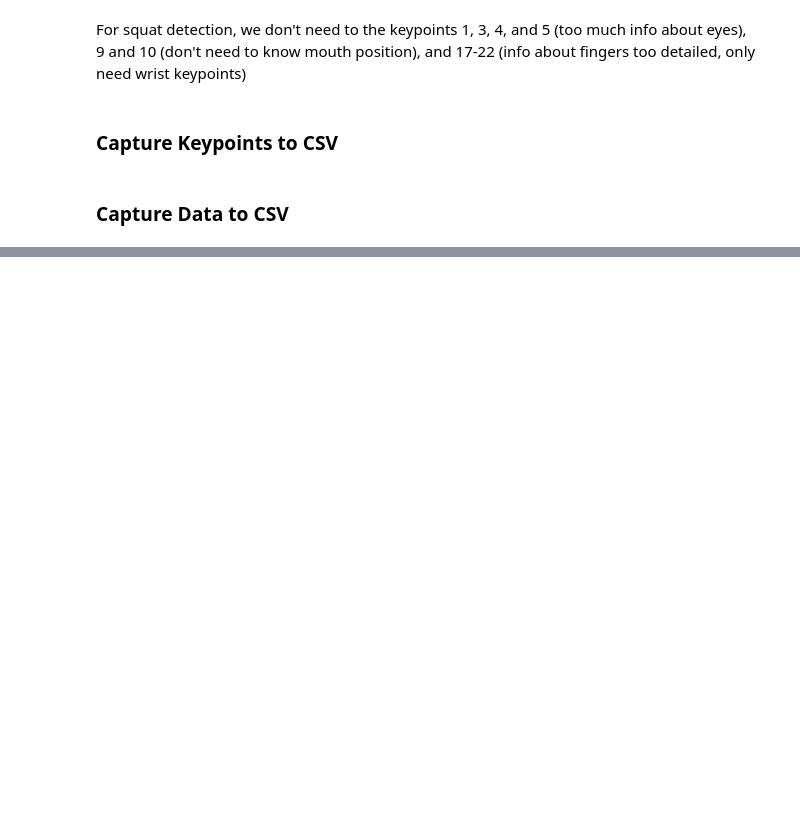
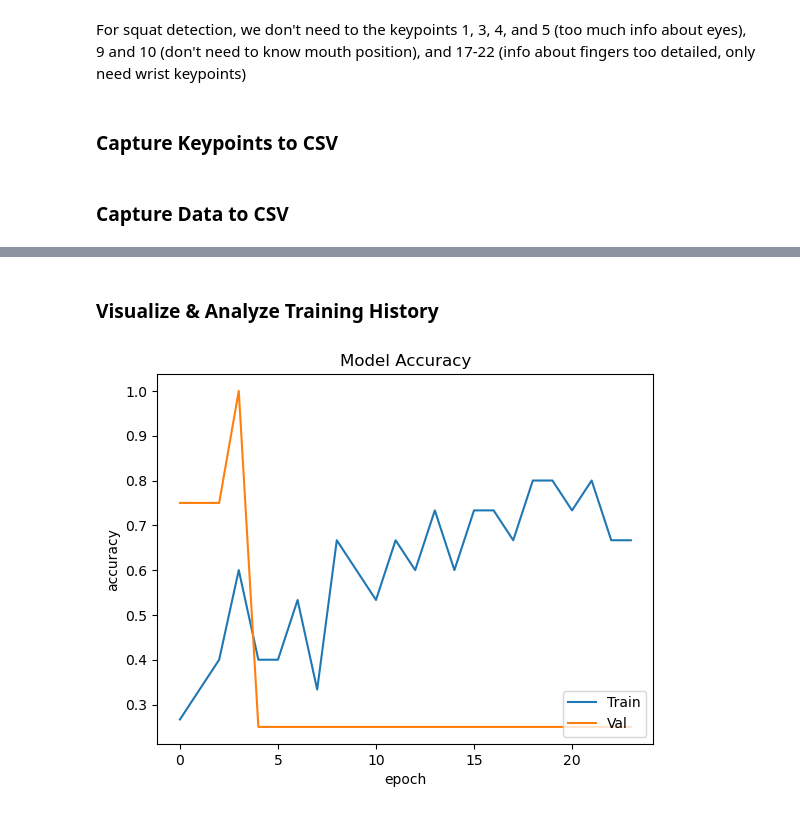
Before and after one commit to alex-lin64/Posey, a Jupyter notebook: data_collection.ipynb, the cells around one changed output, grey strips where cells are left out. Cells and saved outputs as stored; diff of their text form; code cells hidden in the pictures; blank space fills up the shorter version.

Commit message:
training routine

```diff
--- a/data_collection.ipynb
+++ b/data_collection.ipynb
@@ -119,0 +205,4 @@ cv2.destroyAllWindows()
+# %%
+data_filepath = 'data\\train_csv\\squat_data_train.csv'
+
+X_train, y_train, X_val, y_val = split_train_test(data_filepath)
@@ -119,0 +229,30 @@ cv2.destroyAllWindows()
+# %%
+model.compile(
+    optimizer='adam',
+    loss='categorical_crossentropy',
+    metrics=['accuracy']
+)
+
+# checkpoint to store highest validation accuracy
+checkpoint_path = 'model\\weights\\ weights.{epoch:02d}-{val_loss:.2f}.hdf5'
+checkpoint = keras.callbacks.ModelCheckpoint(
+    filepath=checkpoint_path,
+    monitor='val_accuracy',
+    verbose=1,
+    save_best_only=True,
+    mode='max'
+)
+earlystopping = keras.callbacks.EarlyStopping(
+    monitor='val_accuracy',
+    patience=20
+)
+
+# start training
+history = model.fit(
+    x=X_train,
+    y=y_train,
+    epochs=200,
+    batch_size=16,
+    validation_data=(X_val, y_val),
+    callbacks=[checkpoint, earlystopping]
+)
@@ -119,0 +277,13 @@ cv2.destroyAllWindows()
+# %% [markdown]
+### Visualize & Analyze Training History
+# %%
+# Visualize loss curves
+plt.plot(history.history['accuracy'])
+plt.plot(history.history['val_accuracy'])
+plt.title('Model Accuracy')
+plt.ylabel('accuracy')
+plt.xlabel('epoch')
+plt.legend(['Train', 'Val'], loc='lower right')
+plt.show()
+# %% [output]
+[figure, added]
```
Also changed, not shown: parts of 12 cells of this notebook, 11 other files.
